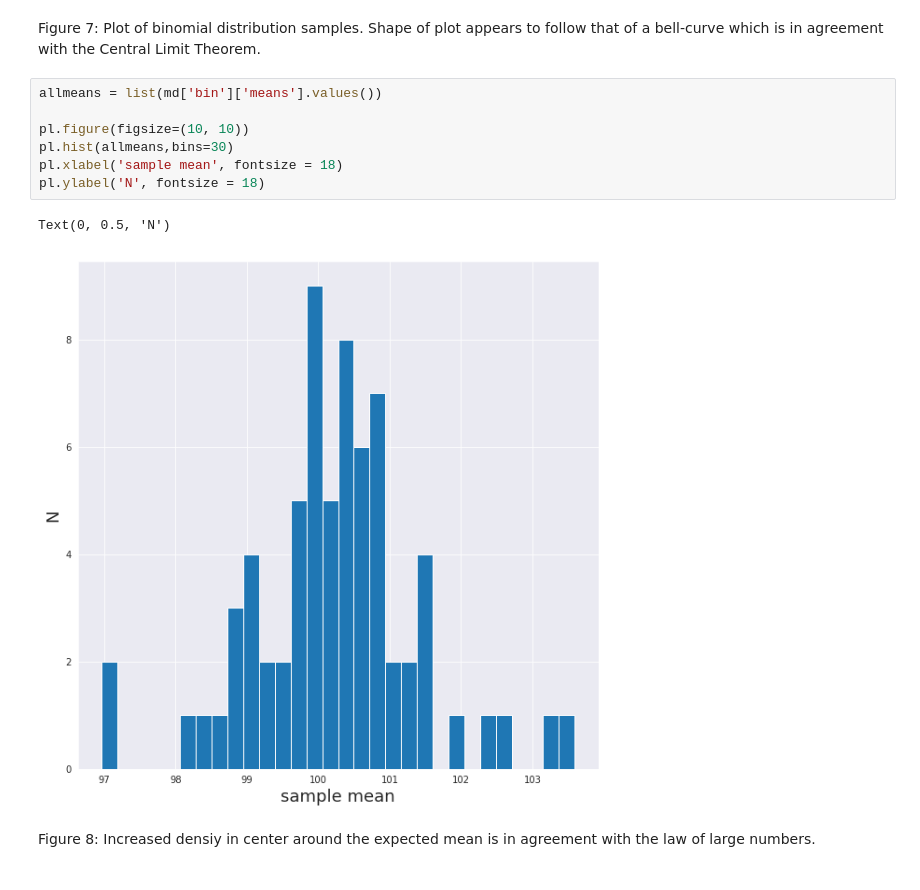
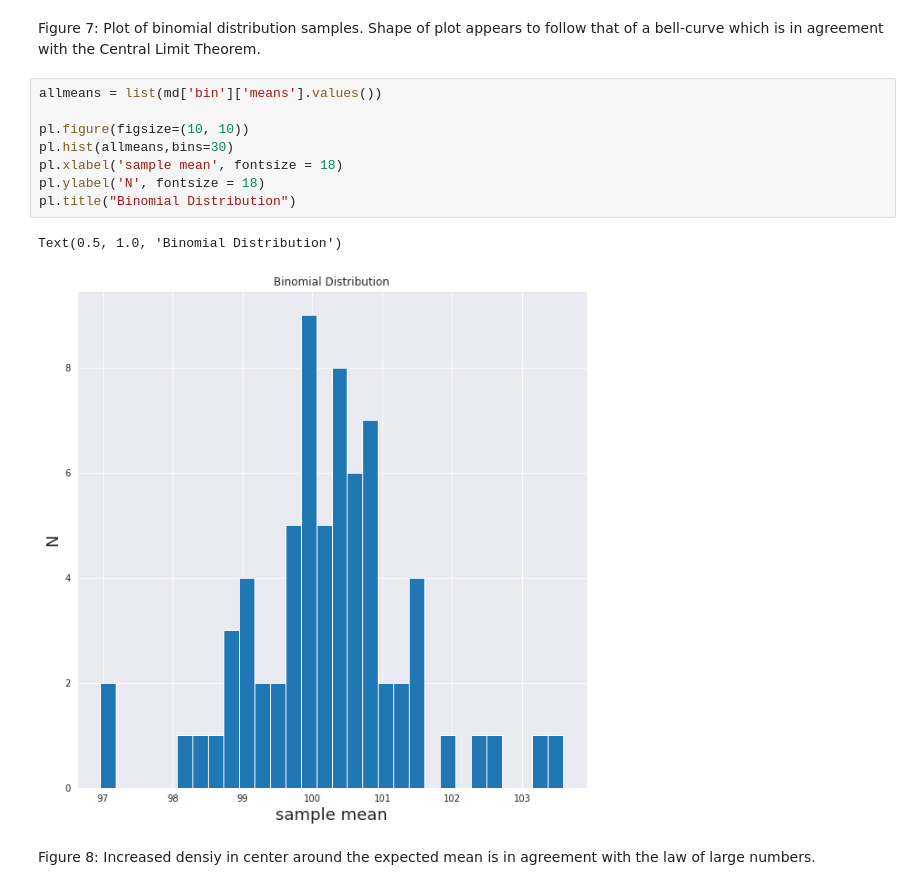
Before and after one commit to samuelmat/DSPS_tFessaras, a Jupyter notebook: HW2/DSPS_tFessaras_HW2_2.ipynb, the cells around one changed output. Drawn from its saved outputs; the diff is of its cells as text.

```diff
--- a/HW2/DSPS_tFessaras_HW2_2.ipynb
+++ b/HW2/DSPS_tFessaras_HW2_2.ipynb
@@ -284,13 +286,14 @@ Figure 7: Plot of binomial distribution samples. Shape of plot appears to follow
 # %%
 allmeans = list(md['bin']['means'].values())
 
 pl.figure(figsize=(10, 10))
 pl.hist(allmeans,bins=30)
 pl.xlabel('sample mean', fontsize = 18)
 pl.ylabel('N', fontsize = 18)
+pl.title("Binomial Distribution")
 # %% [output]
-Text(0, 0.5, 'N')
+Text(0.5, 1.0, 'Binomial Distribution')
-[figure, old version]
+[figure, new version]
 # %% [markdown]
 Figure 8: Increased densiy in center around the expected mean is in agreement with the law of large numbers.
 # %% [markdown]
```
Also changed, not shown: parts of 8 cells of this notebook.
